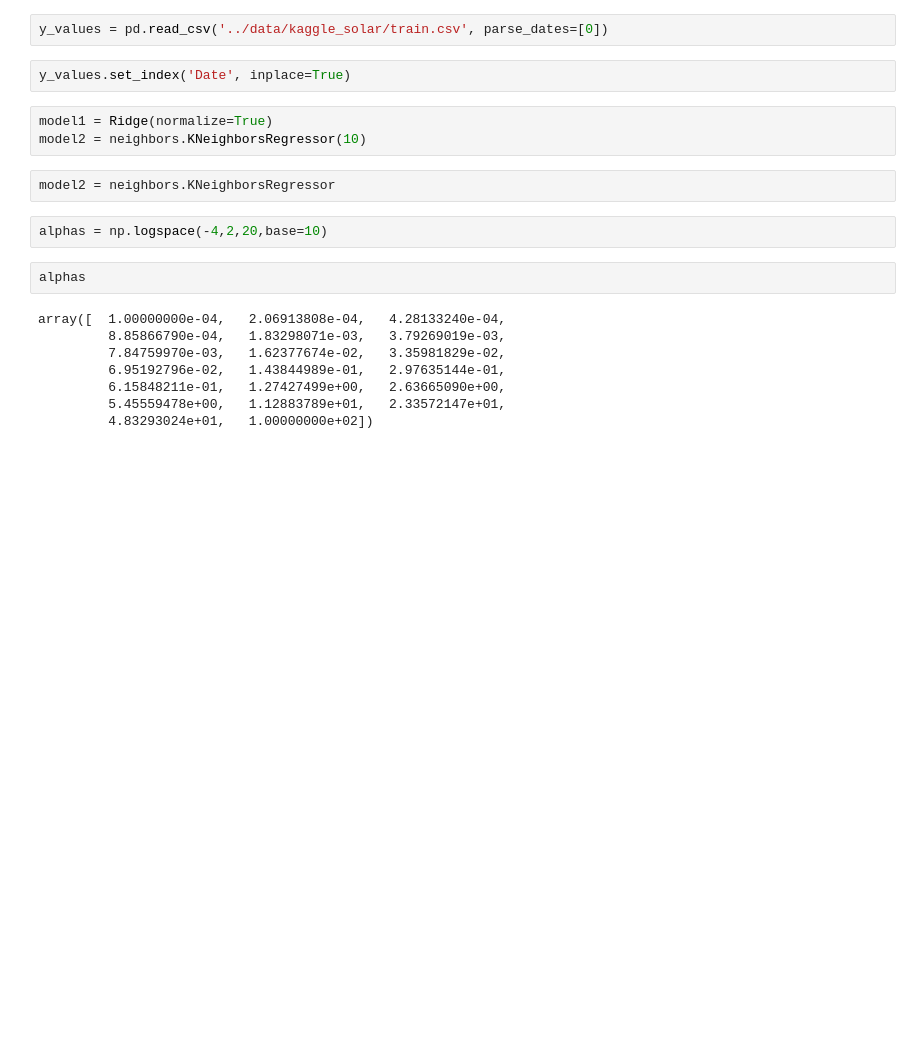
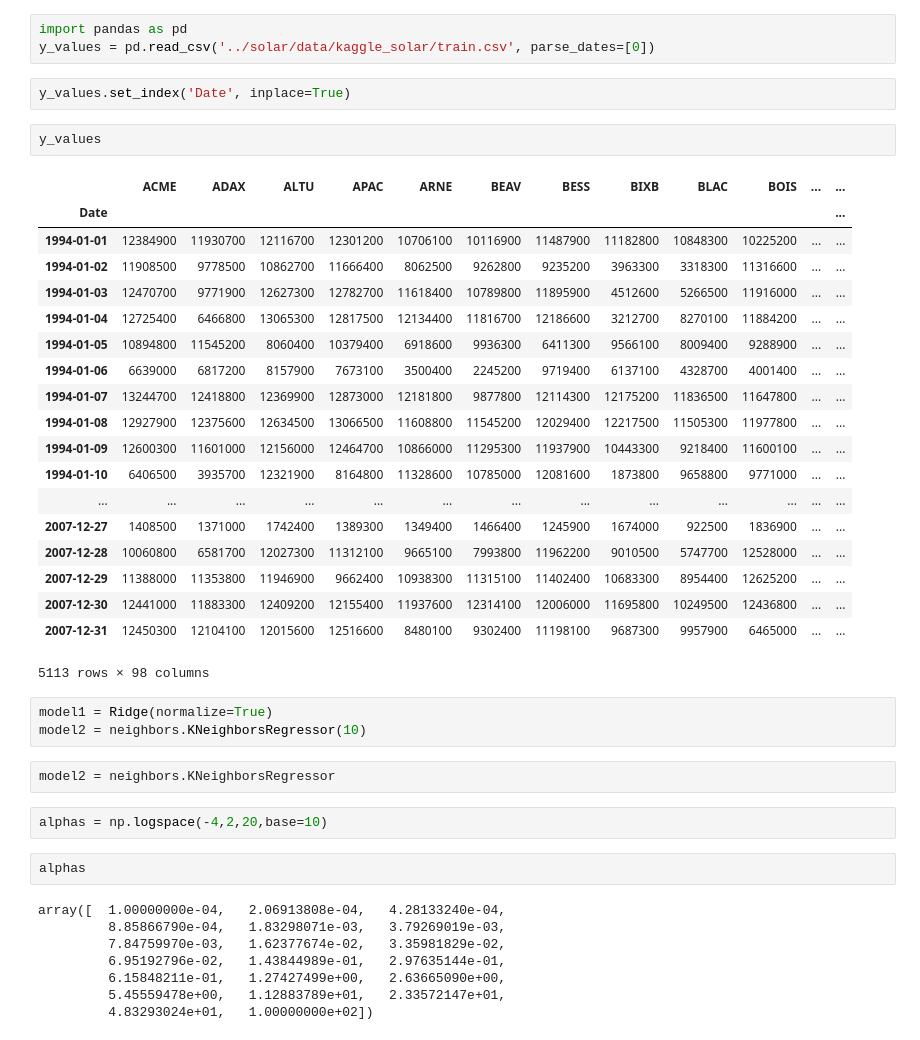
Before and after one commit to joelmpiper/solar_energy_prediction, a Jupyter notebook: notebooks/Benchmark_Walkthrough.ipynb, the cells around one changed output. Cells and saved outputs as stored; diff of their text form; blank space fills up the shorter version.

```diff
--- a/notebooks/Benchmark_Walkthrough.ipynb
+++ b/notebooks/Benchmark_Walkthrough.ipynb
@@ -184,9 +184,32 @@ solar_df_all.describe()
 # %% [markdown]
 #### Load  in the y values
 # %%
-y_values = pd.read_csv('../data/kaggle_solar/train.csv', parse_dates=[0])
+import pandas as pd
+y_values = pd.read_csv('../solar/data/kaggle_solar/train.csv', parse_dates=[0])
 # %%
 y_values.set_index('Date', inplace=True)
+# %%
+y_values
+# %% [output]
+|  | ACME | ADAX | ALTU | APAC | ARNE | BEAV | BESS | BIXB | BLAC | BOIS | ... | ... |
+| Date |  |  |  |  |  |  |  |  |  |  |  | ... |
+| 1994-01-01 | 12384900 | 11930700 | 12116700 | 12301200 | 10706100 | 10116900 | 11487900 | 11182800 | 10848300 | 10225200 | ... | ... |
+| 1994-01-02 | 11908500 | 9778500 | 10862700 | 11666400 | 8062500 | 9262800 | 9235200 | 3963300 | 3318300 | 11316600 | ... | ... |
+| 1994-01-03 | 12470700 | 9771900 | 12627300 | 12782700 | 11618400 | 10789800 | 11895900 | 4512600 | 5266500 | 11916000 | ... | ... |
+| 1994-01-04 | 12725400 | 6466800 | 13065300 | 12817500 | 12134400 | 11816700 | 12186600 | 3212700 | 8270100 | 11884200 | ... | ... |
+| 1994-01-05 | 10894800 | 11545200 | 8060400 | 10379400 | 6918600 | 9936300 | 6411300 | 9566100 | 8009400 | 9288900 | ... | ... |
+| 1994-01-06 | 6639000 | 6817200 | 8157900 | 7673100 | 3500400 | 2245200 | 9719400 | 6137100 | 4328700 | 4001400 | ... | ... |
+| 1994-01-07 | 13244700 | 12418800 | 12369900 | 12873000 | 12181800 | 9877800 | 12114300 | 12175200 | 11836500 | 11647800 | ... | ... |
+| 1994-01-08 | 12927900 | 12375600 | 12634500 | 13066500 | 11608800 | 11545200 | 12029400 | 12217500 | 11505300 | 11977800 | ... | ... |
+| 1994-01-09 | 12600300 | 11601000 | 12156000 | 12464700 | 10866000 | 11295300 | 11937900 | 10443300 | 9218400 | 11600100 | ... | ... |
+| 1994-01-10 | 6406500 | 3935700 | 12321900 | 8164800 | 11328600 | 10785000 | 12081600 | 1873800 | 9658800 | 9771000 | ... | ... |
+| ... | ... | ... | ... | ... | ... | ... | ... | ... | ... | ... | ... | ... |
+| 2007-12-27 | 1408500 | 1371000 | 1742400 | 1389300 | 1349400 | 1466400 | 1245900 | 1674000 | 922500 | 1836900 | ... | ... |
+| 2007-12-28 | 10060800 | 6581700 | 12027300 | 11312100 | 9665100 | 7993800 | 11962200 | 9010500 | 5747700 | 12528000 | ... | ... |
+| 2007-12-29 | 11388000 | 11353800 | 11946900 | 9662400 | 10938300 | 11315100 | 11402400 | 10683300 | 8954400 | 12625200 | ... | ... |
+| 2007-12-30 | 12441000 | 11883300 | 12409200 | 12155400 | 11937600 | 12314100 | 12006000 | 11695800 | 10249500 | 12436800 | ... | ... |
+| 2007-12-31 | 12450300 | 12104100 | 12015600 | 12516600 | 8480100 | 9302400 | 11198100 | 9687300 | 9957900 | 6465000 | ... | ... |
+5113 rows × 98 columns
 # %%
 model1 = Ridge(normalize=True)
 model2 = neighbors.KNeighborsRegressor(10)
```
Also changed, not shown: parts of 1 cell of this notebook, 17 other files.
